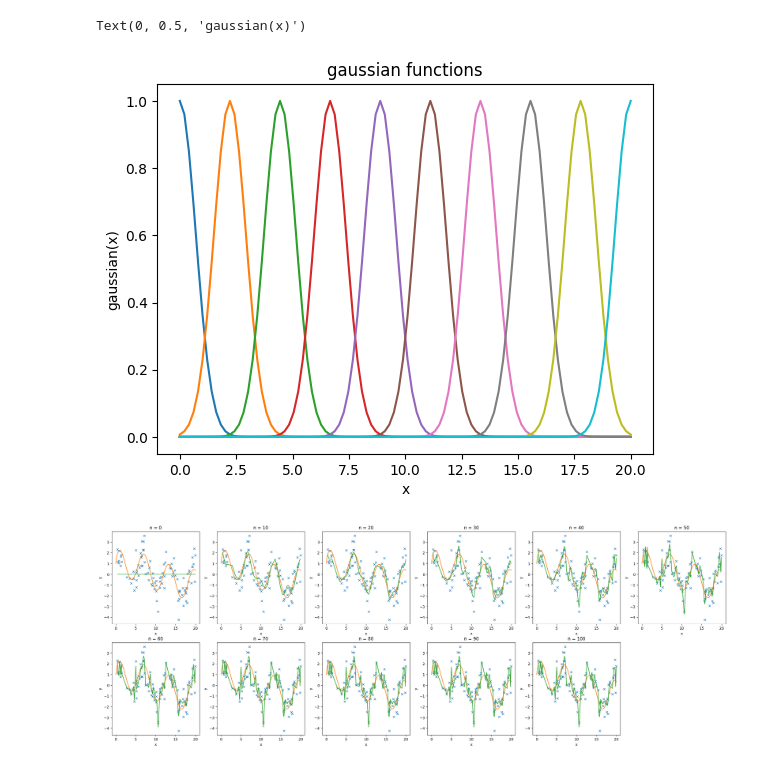
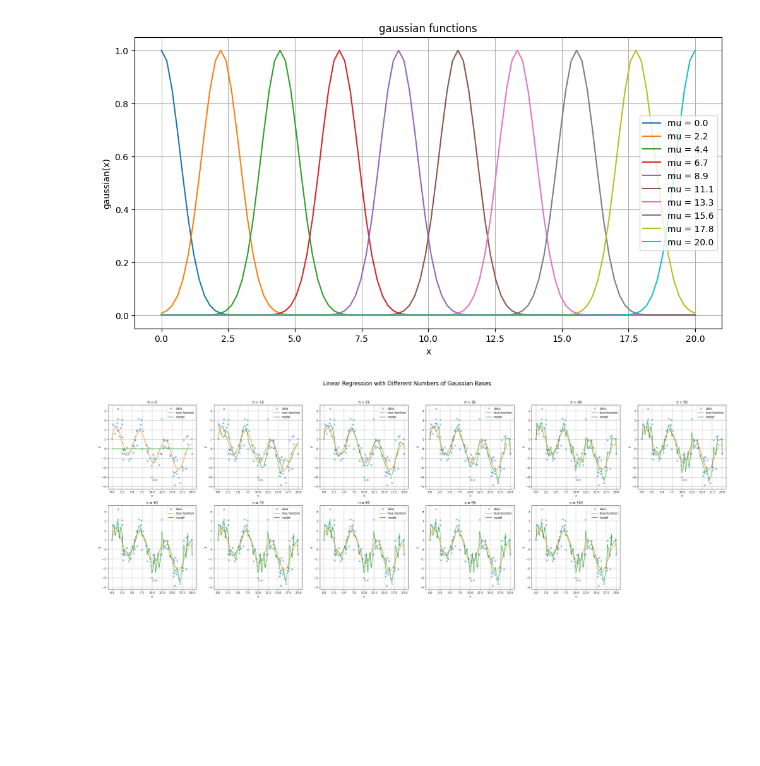
Before and after one commit to benbaz-2/comp551, a Jupyter notebook: a2-aziz.ipynb, the cells around one changed output. Cells and saved outputs as stored; diff of their text form; code cells hidden in the pictures; blank space fills up the shorter version.

```diff
--- a/a2-aziz.ipynb
+++ b/a2-aziz.ipynb
@@ -28,18 +30,23 @@ Text(0, 0.5, 'y')
 # %%
 # Defining the gaussian function
 gaussian = lambda x, mu: np.exp(-(x-mu)**2)
 
-# Plotting various gaussian functions with different means
+# Plotting various gaussian functions with different
 mus = np.linspace(0, 20, 10)
+plt.figure(figsize=(12, 6))
+
 for mu in mus:
-    plt.plot(range, gaussian(range, mu))
+    plt.plot(range, gaussian(range, mu), label=f'mu = {mu.round(1)}')
+
+plt.legend()
+plt.grid()
 
 plt.title('gaussian functions')
 plt.xlabel('x')
 plt.ylabel('gaussian(x)')
+plt.show()
 # %% [output]
-Text(0, 0.5, 'gaussian(x)')
-[figure, old version]
+[figure, new version]
 # %%
 # Implementing the linear regression model
 
@@ -84,7 +91,8 @@ class LinearRegression:
 num_gaussian_bases = [0, 10, 20, 30, 40, 50, 60, 70, 80, 90, 100]
 
 # Create a figure with subplots for displaying the results
-fig, ax = plt.subplots(2, 6, figsize=(30, 10))
+fig, ax = plt.subplots(2, 6, figsize=(40, 12))
+fig.suptitle('Linear Regression with Different Numbers of Gaussian Bases', fontsize=20)
 ax = ax.flatten()  # Flatten the axes array to make it easier to iterate over
 
 # Loop through each number of Gaussian bases to fit the model and plot the results
@@ -110,14 +118,16 @@ for i, n in enumerate(num_gaussian_bases):
     ax[i].set_ylabel('y')              # Label y-axis
 
     # Scatter plot of the original data (x, y)
-    ax[i].plot(x, y, 'x')
+    ax[i].plot(x, y, 'x', label='data')
 
     # Plot the true function (f) over a range of x-values
-    ax[i].plot(range, f(range))
+    ax[i].plot(range, f(range), label='true function')
 
     # Plot the model's prediction based on the fitted Gaussian basis
-    ax[i].plot(x, model.predict(X))
+    ax[i].plot(x, model.predict(X), label='model')
+    ax[i].legend()
+    ax[i].grid()
 
 ax[-1].set_visible(False) # This is hiding the last unused axis
 # %% [output]
-[figure, old version]
+[figure, new version]
```
Also changed, not shown: parts of 1 cell of this notebook.
